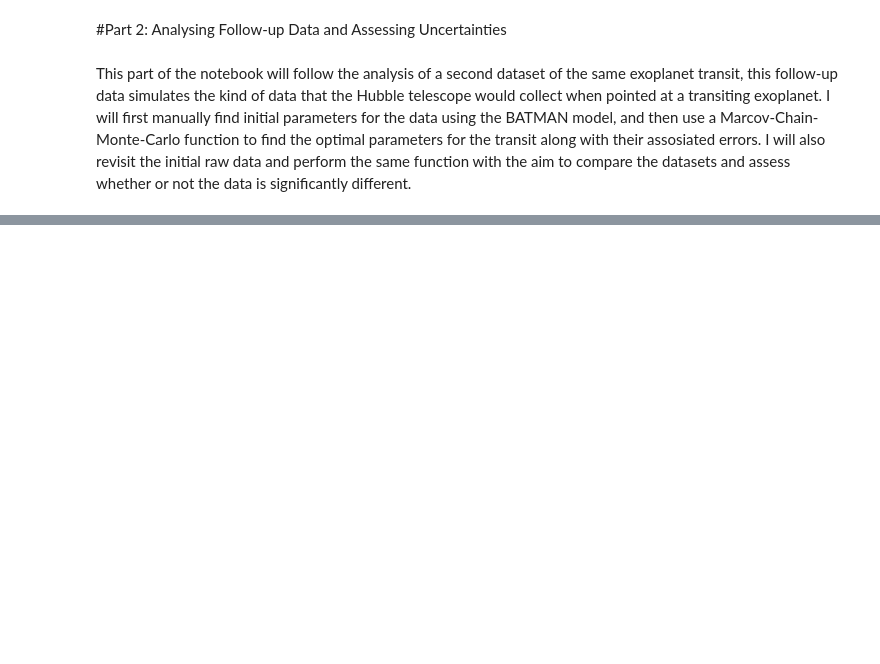
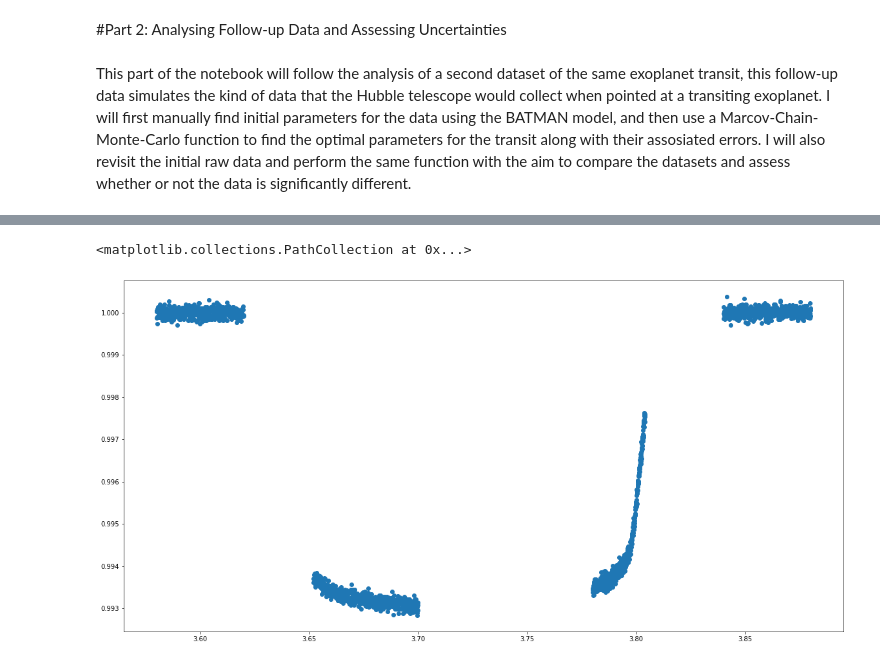
Before and after one commit to Hamza-Suleman/transiting-exoplanets, a Jupyter notebook: Dummy_Transit.ipynb, the cells around one changed output, grey strips where cells are left out. Cells and saved outputs as stored; diff of their text form; code cells hidden in the pictures; blank space fills up the shorter version.

Commit message:
Manually fitting followup data params

```diff
--- a/Dummy_Transit.ipynb
+++ b/Dummy_Transit.ipynb
@@ -45,7 +60,7 @@ Requirement already satisfied: numba in /usr/local/lib/python3.7/dist-packages (
 # %% [markdown]
 ### Importing and Plotting Raw Transit Data
 # %%
-data = ascii.read("https://raw.githubusercontent.com/Hamza-Suleman/transiting-exoplanets/main/Transit_model_LC_data.txt?token=AV7T5IMJPZBFGSBNRCNZF3DBUD5YC6")
+data = ascii.read("https://raw.githubusercontent.com/Hamza-Suleman/transiting-exoplanets/main/Transit_model_LC_data.txt?token=AV7T5ILYGAXARPURIRI4WQDBWH6OQ")
 print(data)
 # %% [output]
   time     flux  flux_err
@@ -260,0 +278,3 @@ This part of the notebook will follow the analysis of a second dataset of the sa
+# %%
+followup_data = ascii.read("https://raw.githubusercontent.com/Hamza-Suleman/transiting-exoplanets/main/Transit_model_LC_follow-up_data.txt?token=AV7T5IKYU5WWRDJ3C4AWGK3BWH72S")
+print(followup_data)
@@ -260,0 +299,19 @@ This part of the notebook will follow the analysis of a second dataset of the sa
+# %%
+followup_time = []
+followup_flux = []
+followup_flux_err = []
+
+for i in range(len(followup_data)):
+  followup_time.append(followup_data[i][0])
+  followup_flux.append(followup_data[i][1])
+  followup_flux_err.append(followup_data[i][2])
+
+followup_time = np.array(followup_time)
+followup_flux = np.array(followup_flux)
+followup_flux_err = np.array(followup_flux_err)
+
+plt.figure(figsize=(20,10))
+plt.scatter(followup_time,followup_flux)
+# %% [output]
+<matplotlib.collections.PathCollection at 0x...>
+[figure, added]
```
Also changed, not shown: parts of 9 cells of this notebook.
